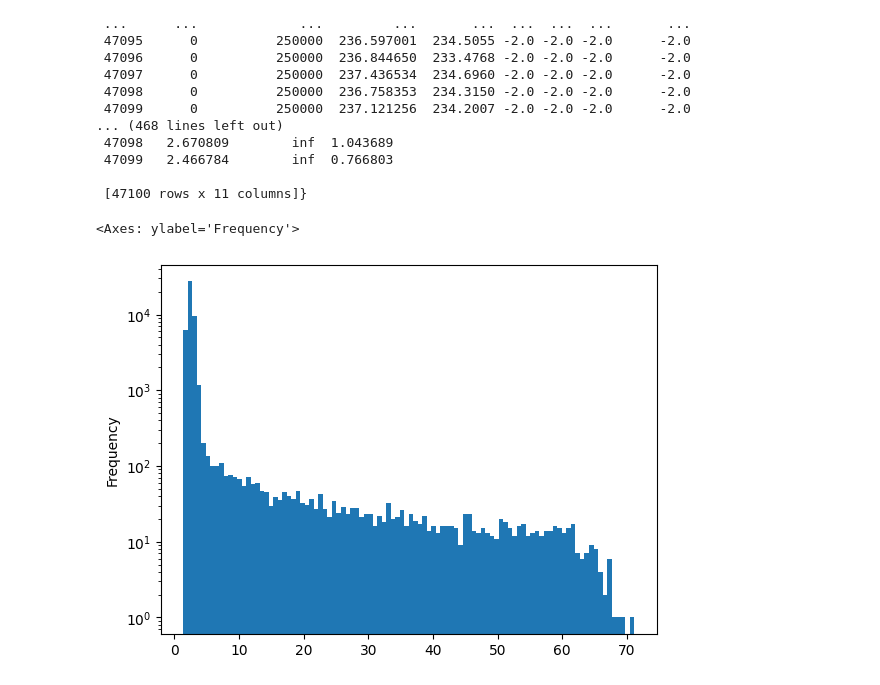
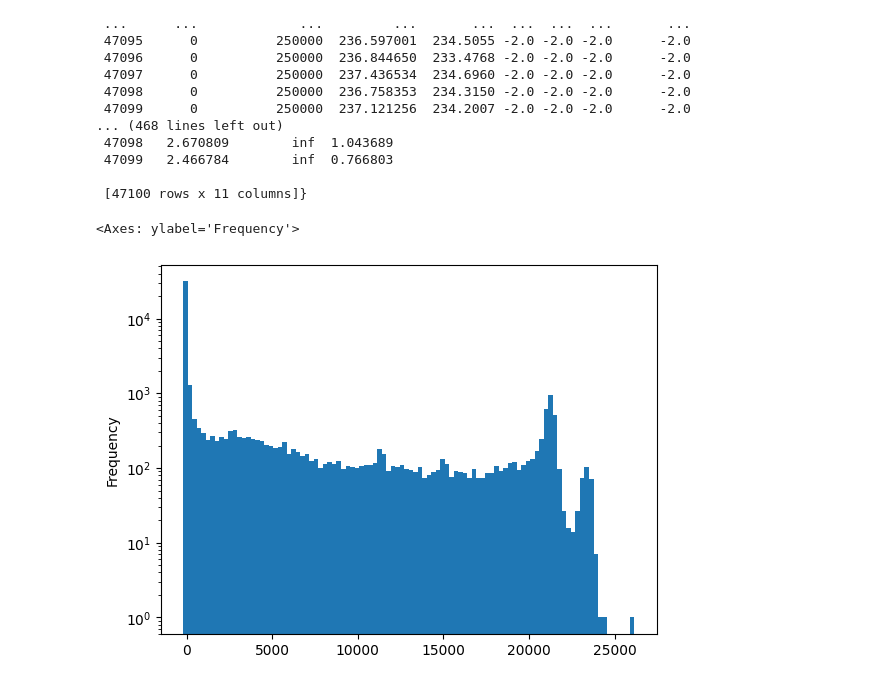
Before and after one commit to GiorgioAlbertoLucia/LabFNS2, a Jupyter notebook: ITS3/src/Clustersizestudies.ipynb, the cells around one changed output. Saved outputs shown, nothing was run; the diff lists cells and outputs as text; code cells hidden in the pictures.

Commit message:
Final plots

```diff
--- a/ITS3/src/Clustersizestudies.ipynb
+++ b/ITS3/src/Clustersizestudies.ipynb
@@ -51,7 +62,7 @@ dfs
  [47100 rows x 11 columns]}
 # %%
 plt.yscale('log')
-dfs[1]["amplitude"].plot.hist(bins=100)
+dfs[5]["electrons"].plot.hist(bins=100)
 # %% [output]
 <Axes: ylabel='Frequency'>
-[figure, old version]
+[figure, new version]
```
Also changed, not shown: parts of 19 cells of this notebook.
